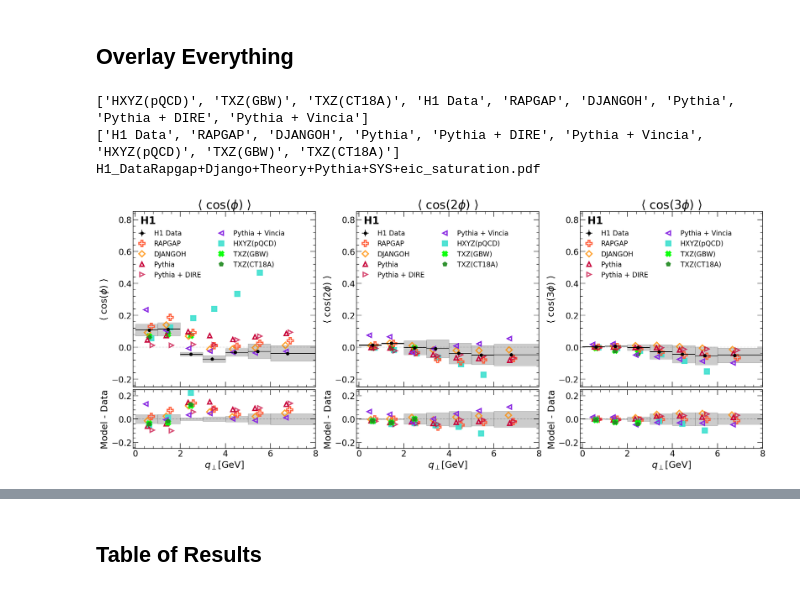
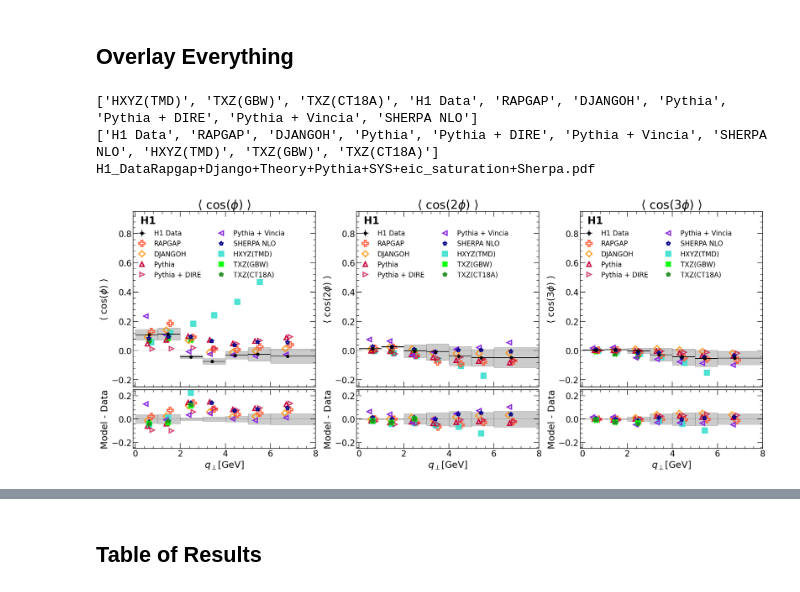
Before and after one commit to ftoralesacosta/h1_asymmetry, a Jupyter notebook: notebooks/Plot_Asymmetry.ipynb, the cells around one changed output, grey strips where cells are left out. Cells and saved outputs as stored; diff of their text form; code cells hidden in the pictures.

Commit message:
sherpa updates

```diff
--- a/notebooks/Plot_Asymmetry.ipynb
+++ b/notebooks/Plot_Asymmetry.ipynb
@@ -309,0 +304,8 @@ dict_keys(['q_perp', 'phi', 'cos1', 'cos2', 'sin1', 'cos3'])
+# %%
+filename = '../theory_files/sherpa_asymm.pkl'
+
+# Open the file in binary read mode and load the dictionary
+with open(filename, 'rb') as file:
+    sherpa = pickle.load(file)
+
+print(sherpa)
@@ -427,6 +437,8 @@ plot_pythia = True
 plot_dire = True
 plot_vincia = True
 
+plot_sherpa = True
+
 plot_SYS = True
 
 plot_theory = True
@@ -435,7 +447,7 @@ plot_eic = True
 
 plot_old_pythia = False
 
-plot_mask = np.asarray([plot_h1rpgp,plot_h1djgo,plot_rapgap,plot_django,plot_theory,plot_pythia,plot_SYS,plot_eic])
+plot_mask = np.asarray([plot_h1rpgp,plot_h1djgo,plot_rapgap,plot_django,plot_theory,plot_pythia,plot_SYS,plot_eic,plot_sherpa])
 fig, axes = plt.subplots(nrows=2, ncols=3, figsize=(22, 9), constrained_layout=True,
                          gridspec_kw={'height_ratios': [3, 1]})
 axes = np.ravel(axes)
@@ -452,7 +464,7 @@ for i in range(3):
 
     axes[i].set_title(string)
     #axes[i].set_ylim(-0.4,0.5)
-    axes[i].set_ylim(-0.25,0.85)
+    axes[i].set_ylim(-0.25,0.95)
     axes[i].set_xlim(-0.1,x_max)
     axes[i].set_ylabel(string)
     axes[i].axes.set_xticklabels("")
@@ -501,6 +513,11 @@ for i in range(3):
                          fillstyle='none',markeredgewidth=3,ms=10, color="blueviolet")
                          #fillstyle='none',markeredgewidth=3,ms=10, color=colors[1],alpha=0.33)
 
+    if (plot_sherpa):
+        offset = 0.0
+        axes[i].errorbar(sherpa["q_perp"]+offset,sherpa[key], label="SHERPA NLO",ls='none',marker="*",
+                         fillstyle='none',markeredgewidth=3,ms=10, color="#00008B")
+
     if (plot_old_pythia):
         axes[i].plot(old_pythia[key+"_x"],old_pythia[key],label="OLD Pythia",
                      linewidth=4,linestyle="dashed",color='orange')
@@ -512,9 +529,8 @@ for i in range(3):
         #axes[i].plot(theory['for_ratio_cos%i_x'%(i+1)]+offset,theory['for_ratio_cos%i'%(i+1)],label="[OLD] Hatta et al.",
         #         ls='none',marker="s",markeredgewidth=3,ms=11,alpha=0.3, color="black")
 
-        axes[i].plot(h1_rpgp["q_perp"][:n_theory_points]+offset,theory['averages_cos%i'%(i+1)],label="HXYZ(pQCD)",
+        axes[i].plot(h1_rpgp["q_perp"][:n_theory_points]+offset,theory['averages_cos%i'%(i+1)],label="HXYZ(TMD)",
                  ls='none',marker="s",markeredgewidth=3,ms=11,alpha=0.9, color=colors[5])
-
 
 
     if plot_eic:
@@ -606,6 +622,10 @@ for i in range(3):
         axes[i+3].errorbar(vincia["q_perp"]+offset,vincia[key] - h1_rpgp[key],ls='none',marker="<",
                            fillstyle='none',markeredgewidth=3,ms=10, color='blueviolet')
 
+    if (plot_sherpa):
+        offset = -0.0
+        axes[i+3].errorbar(sherpa["q_perp"]+offset, sherpa[key] - h1_rpgp[key],ls='none',marker="*",
+                           fillstyle='none',markeredgewidth=3,ms=10, color='#00008B')
 
 
     #Whole Plot Stuff (Legend, Text, Dashed Line at 0)
@@ -620,35 +640,35 @@ handles, labels = axes[0].get_legend_handles_labels()
 #labels[-1],labels[0] = labels[0],labels[-1]
 print(labels)
 n_move = 3
 if (plot_eic):
     for n in range(n_move):
         handles.append(handles.pop(0))
         labels.append(labels.pop(0))
     #handles[2],handles[0] = handles[0],handles[2]
     #labels[2],labels[0] = labels[0],labels[2]
     #handles.append(handles.pop(0))
     #handles.append(handles.pop(0))
     #handles.append(handles.pop(0))
     #labels.append(labels.pop(0))
     #labels.append(labels.pop(0))
 
 print(labels)
 axes[0].legend(handles,labels,fontsize=16,frameon=False,loc="upper left",bbox_to_anchor=(-0.022, 0.93),ncol=2)
 axes[1].legend(handles,labels,fontsize=16,frameon=False,loc="upper left",bbox_to_anchor=(-0.022, 0.93),ncol=2)
 axes[2].legend(handles,labels,fontsize=16,frameon=False,loc="upper left",bbox_to_anchor=(-0.022, 0.93),ncol=2)
 
-strings = np.asarray(["H1_Data","Unfolded_fromDjango","Rapgap","Django","Theory","Pythia","SYS","eic_saturation"])
+strings = np.asarray(["H1_Data","Unfolded_fromDjango","Rapgap","Django","Theory","Pythia","SYS","eic_saturation","Sherpa"])
 strings = strings[plot_mask]
 string = ""
 for i,datum in enumerate(strings):
     string += datum
     if i > 0: string +="+"
 string = string[:-1]
 
 plt.savefig(string+".pdf")
 print(string + ".pdf")
 # %% [output]
-['HXYZ(pQCD)', 'TXZ(GBW)', 'TXZ(CT18A)', 'H1 Data', 'RAPGAP', 'DJANGOH', 'Pythia', 'Pythia + DIRE', 'Pythia + Vincia']
-['H1 Data', 'RAPGAP', 'DJANGOH', 'Pythia', 'Pythia + DIRE', 'Pythia + Vincia', 'HXYZ(pQCD)', 'TXZ(GBW)', 'TXZ(CT18A)']
-H1_DataRapgap+Django+Theory+Pythia+SYS+eic_saturation.pdf
+['HXYZ(TMD)', 'TXZ(GBW)', 'TXZ(CT18A)', 'H1 Data', 'RAPGAP', 'DJANGOH', 'Pythia', 'Pythia + DIRE', 'Pythia + Vincia', 'SHERPA NLO']
+['H1 Data', 'RAPGAP', 'DJANGOH', 'Pythia', 'Pythia + DIRE', 'Pythia + Vincia', 'SHERPA NLO', 'HXYZ(TMD)', 'TXZ(GBW)', 'TXZ(CT18A)']
+H1_DataRapgap+Django+Theory+Pythia+SYS+eic_saturation+Sherpa.pdf
-[figure, old version]
+[figure, new version]
```
Also changed, not shown: parts of 5 cells of this notebook, 1 other file.
